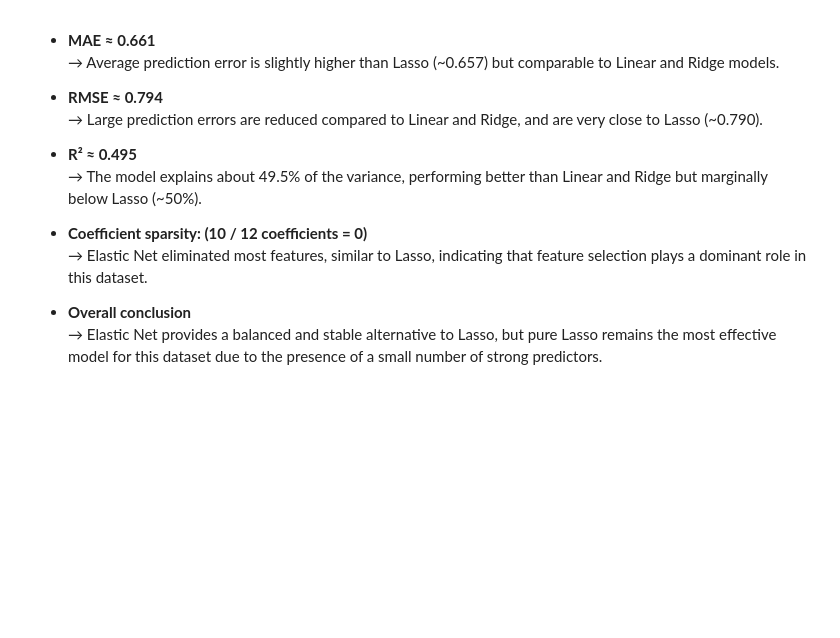
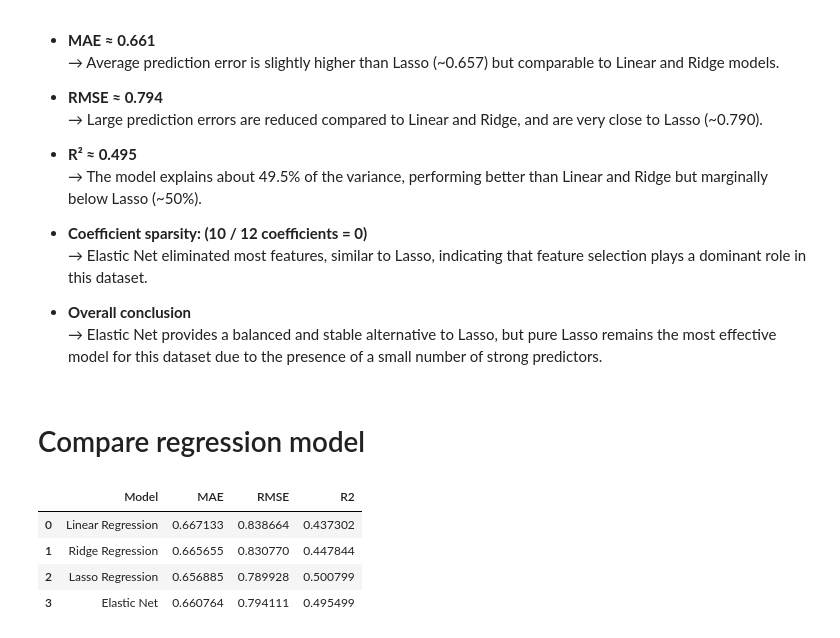
Before and after one commit to AromalDileep/traditional_ml, a Jupyter notebook: notebooks/08_regression_models.ipynb, the cells around one changed output. Cells and saved outputs as stored; diff of their text form; code cells hidden in the pictures; blank space fills up the shorter version.

Commit message:
comparing different models completed

```diff
--- a/notebooks/08_regression_models.ipynb
+++ b/notebooks/08_regression_models.ipynb
@@ -192,6 +192,10 @@ Train RMSE 1.0491326804711238
 Test RMSE 0.8386635807900625
 Train R2 0.45824907818983895
 Test R2 0.4373018194348256
+# %%
+linear_mae = 0.6671331480264892
+linear_rmse = 0.8386635807900625
+linear_r2 = 0.4373018194348256
 # %%
 print(df["tip"].describe())
 # %% [output]
@@ -549,3 +553,39 @@ num_zero, len(coef)
 
 - **Overall conclusion**
   → Elastic Net provides a balanced and stable alternative to Lasso, but pure Lasso remains the most effective model for this dataset due to the presence of a small number of strong predictors.
+# %% [markdown]
+# Compare regression model
+# %%
+comparison_df = pd.DataFrame({
+    "Model": [
+        "Linear Regression",
+        "Ridge Regression",
+        "Lasso Regression",
+        "Elastic Net"
+    ],
+    "MAE":[
+        linear_mae,
+        ridge_mae,
+        lasso_mae,
+        elastic_mae
+    ],
+    "RMSE": [
+        linear_rmse,
+        ridge_rmse,
+        lasso_rmse,
+        elastic_rmse
+    ],
+    "R2": [
+        linear_r2,
+        ridge_r2,
+        lasso_r2,
+        elastic_r2
+    ]
+})
+comparison_df
+# %% [output]
+|  | Model | MAE | RMSE | R2 |
+| 0 | Linear Regression | 0.667133 | 0.838664 | 0.437302 |
+| 1 | Ridge Regression | 0.665655 | 0.830770 | 0.447844 |
+| 2 | Lasso Regression | 0.656885 | 0.789928 | 0.500799 |
+| 3 | Elastic Net | 0.660764 | 0.794111 | 0.495499 |
```
Also changed, not shown: parts of 3 cells of this notebook, 1 other file.
